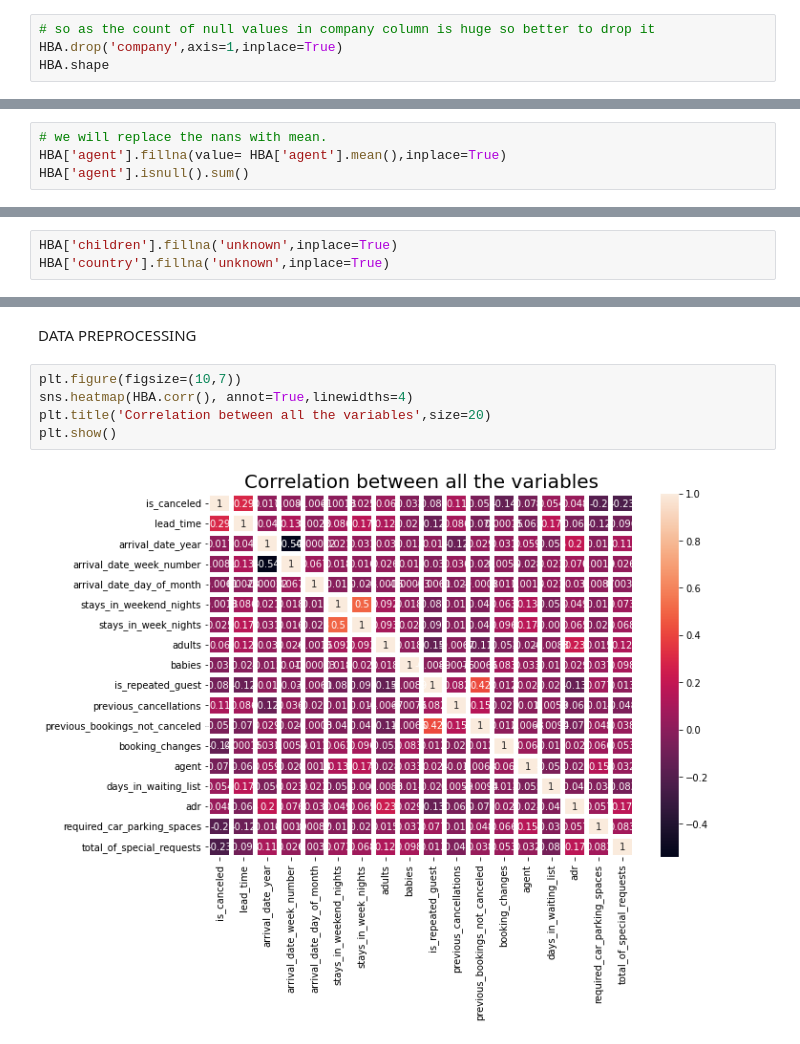
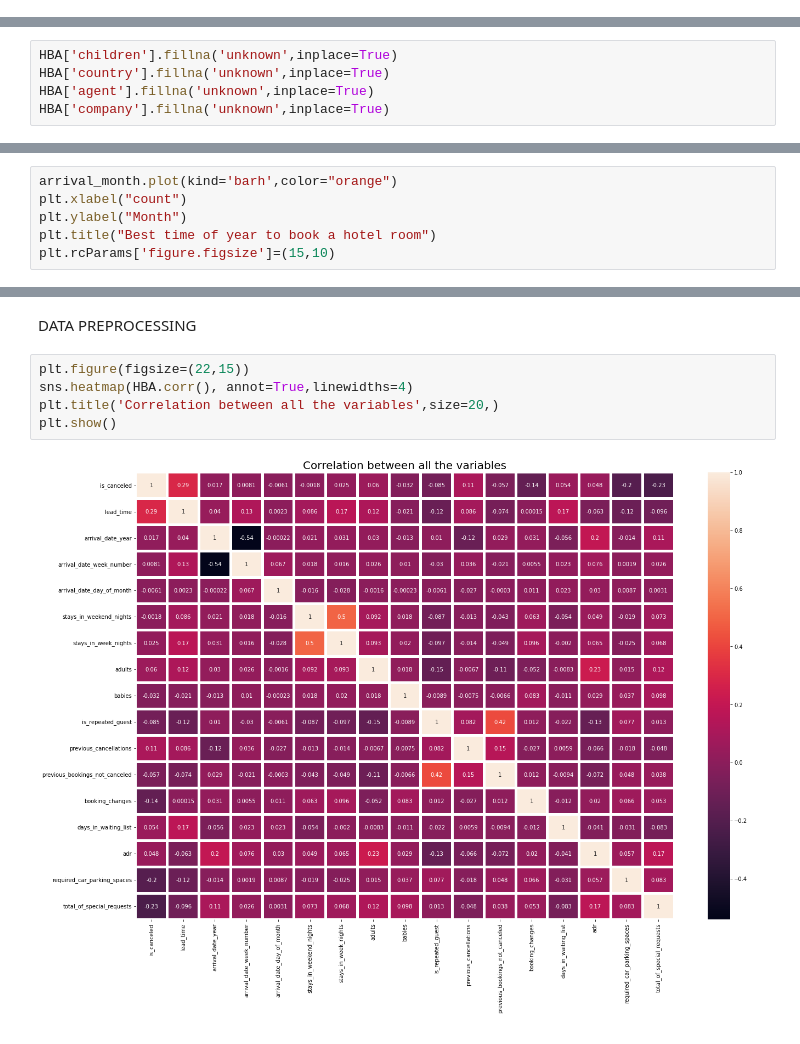
Before and after one commit to Sara19598/Hotel-Booking-Analysis, a Jupyter notebook: Hotel_Booking_Analysis_Capstone_Project.ipynb, the cells around one changed output, grey strips where cells are left out. Drawn from its saved outputs; the diff is of its cells as text.

```diff
--- a/Hotel_Booking_Analysis_Capstone_Project.ipynb
+++ b/Hotel_Booking_Analysis_Capstone_Project.ipynb
@@ -140,7 +140,3 @@ total_of_special_requests              0
 reservation_status                     0
 reservation_status_date                0
 dtype: int64
-# %%
-# so as the count of null values in company column is huge so better to drop it
-HBA.drop('company',axis=1,inplace=True)
-HBA.shape
@@ -174,4 +142,0 @@ HBA['agent'].mean()
-# %%
-# we will replace the nans with mean.
-HBA['agent'].fillna(value= HBA['agent'].mean(),inplace=True)
-HBA['agent'].isnull().sum()
@@ -180,6 +143,8 @@ HBA['agent'].isnull().sum()
 # %%
 HBA['children'].fillna('unknown',inplace=True)
 HBA['country'].fillna('unknown',inplace=True)
+HBA['agent'].fillna('unknown',inplace=True)
+HBA['company'].fillna('unknown',inplace=True)
 # %%
 HBA.isnull().sum()
 # %% [output]
@@ -246,0 +291,6 @@ plt.show()
+# %%
+arrival_month.plot(kind='barh',color="orange")
+plt.xlabel("count")
+plt.ylabel("Month")
+plt.title("Best time of year to book a hotel room")
+plt.rcParams['figure.figsize']=(15,10)
@@ -247,12 +414,12 @@ plt.show()
 # %% [markdown]
 DATA PREPROCESSING
 # %%
-plt.figure(figsize=(10,7))
+plt.figure(figsize=(22,15))
 sns.heatmap(HBA.corr(), annot=True,linewidths=4)
-plt.title('Correlation between all the variables',size=20)
+plt.title('Correlation between all the variables',size=20,)
 plt.show()
 # %% [output]
-[figure, old version]
+[figure, new version]
 # %%
 corr=HBA.corr()
 corr
```
Also changed, not shown: parts of 43 cells of this notebook.
